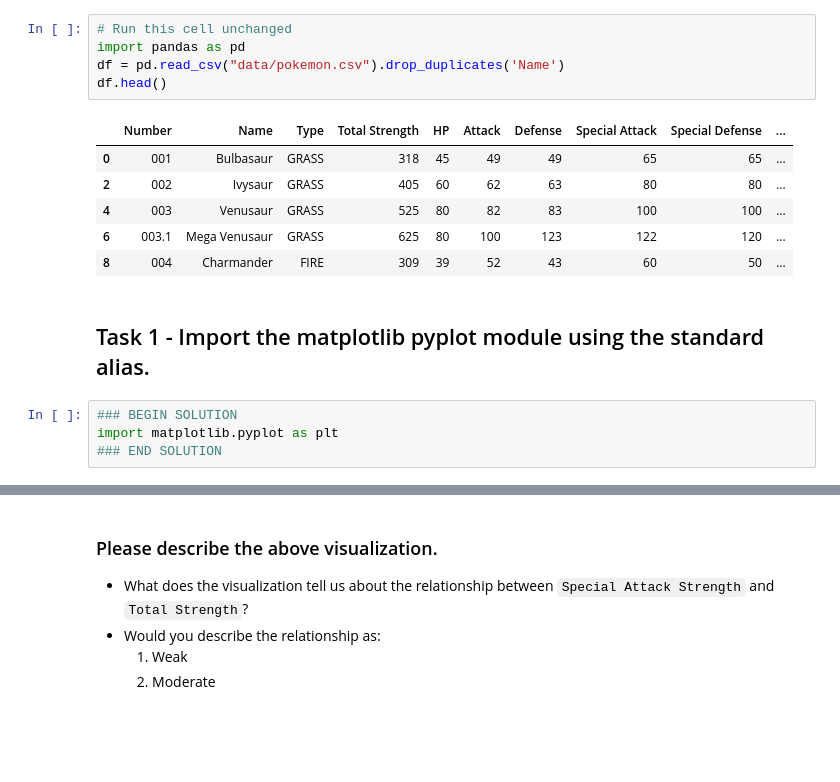
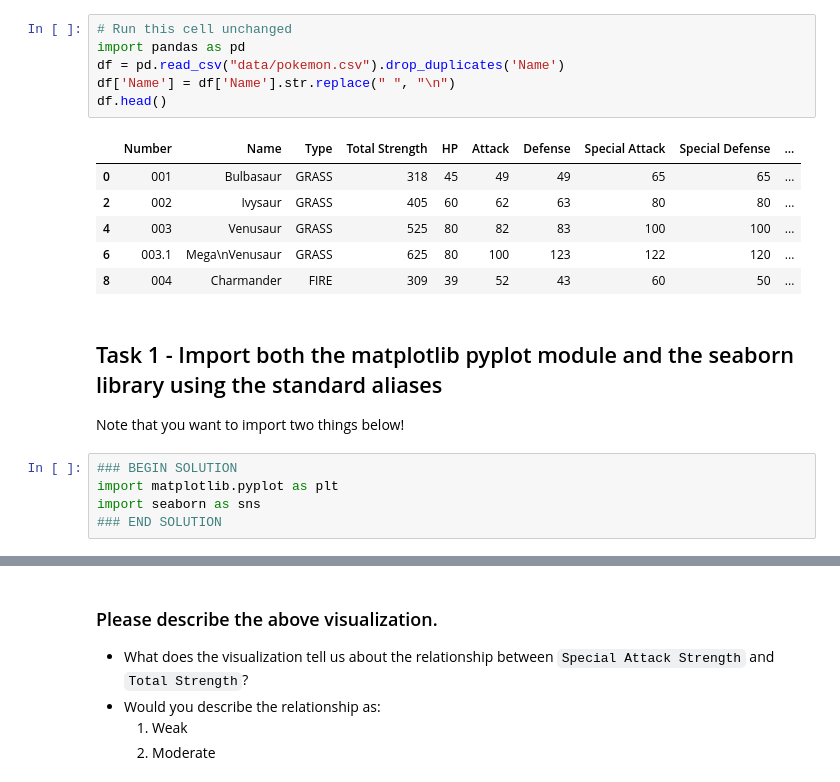
Before and after one commit to learn-co-curriculum/dsc-data-visualization-topic-questions, a Jupyter notebook: index.ipynb, the cells around one changed output, grey strips where cells are left out. Drawn from its saved outputs; the diff is of its cells as text; blank space fills up the shorter version.

Commit message:
Update checkpoint tasks

```diff
--- a/index.ipynb
+++ b/index.ipynb
@@ -65,20 +66,24 @@ In the cell below we import pandas, open up the CSV file as a dataframe called `
 # %%
 # Run this cell unchanged
 import pandas as pd
 df = pd.read_csv("data/pokemon.csv").drop_duplicates('Name')
+df['Name'] = df['Name'].str.replace(" ", "\n")
 df.head()
 # %% [output]
 |  | Number | Name | Type | Total Strength | HP | Attack | Defense | Special Attack | Special Defense | ... |
 | 0 | 001 | Bulbasaur | GRASS | 318 | 45 | 49 | 49 | 65 | 65 | ... |
 | 2 | 002 | Ivysaur | GRASS | 405 | 60 | 62 | 63 | 80 | 80 | ... |
 | 4 | 003 | Venusaur | GRASS | 525 | 80 | 82 | 83 | 100 | 100 | ... |
-| 6 | 003.1 | Mega Venusaur | GRASS | 625 | 80 | 100 | 123 | 122 | 120 | ... |
+| 6 | 003.1 | Mega\nVenusaur | GRASS | 625 | 80 | 100 | 123 | 122 | 120 | ... |
 | 8 | 004 | Charmander | FIRE | 309 | 39 | 52 | 43 | 60 | 50 | ... |
 # %% [markdown]
-## Task 1 - Import the matplotlib pyplot module using the standard alias.
+## Task 1 - Import both the matplotlib pyplot module and the seaborn library using the standard aliases
+
+Note that you want to import two things below!
 # %%
 ### BEGIN SOLUTION
 import matplotlib.pyplot as plt
+import seaborn as sns
 ### END SOLUTION
 # %%
 # PUT ALL WORK FOR THE ABOVE QUESTION ABOVE THIS CELL
```
Also changed, not shown: parts of 20 cells of this notebook, 2 other files.
